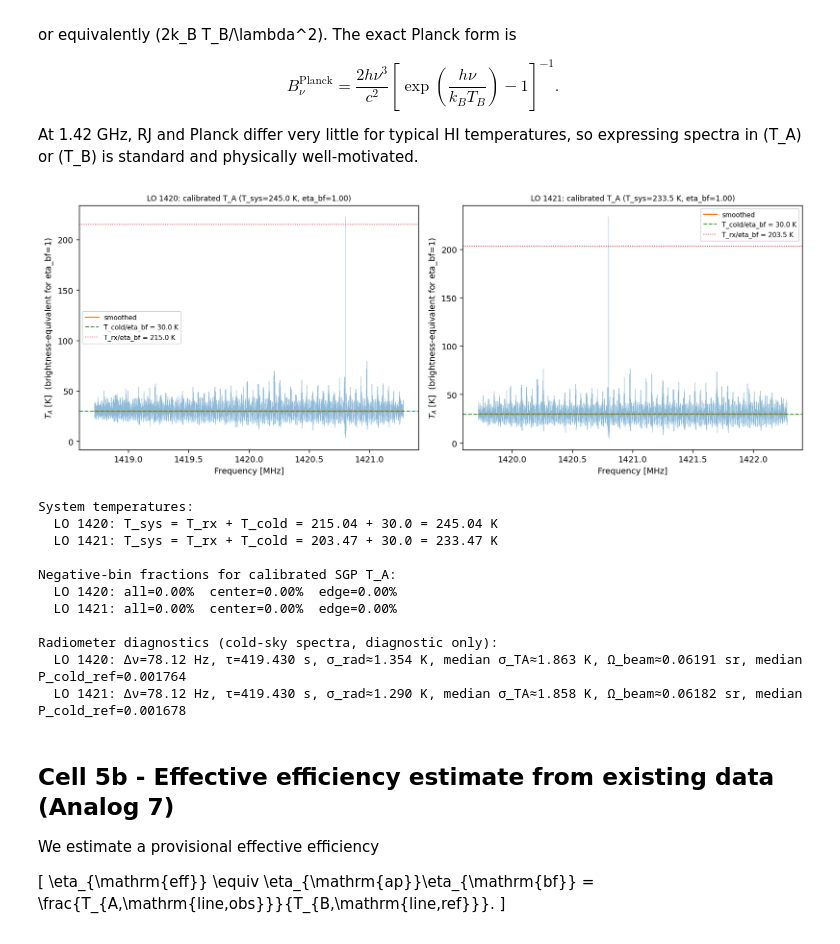
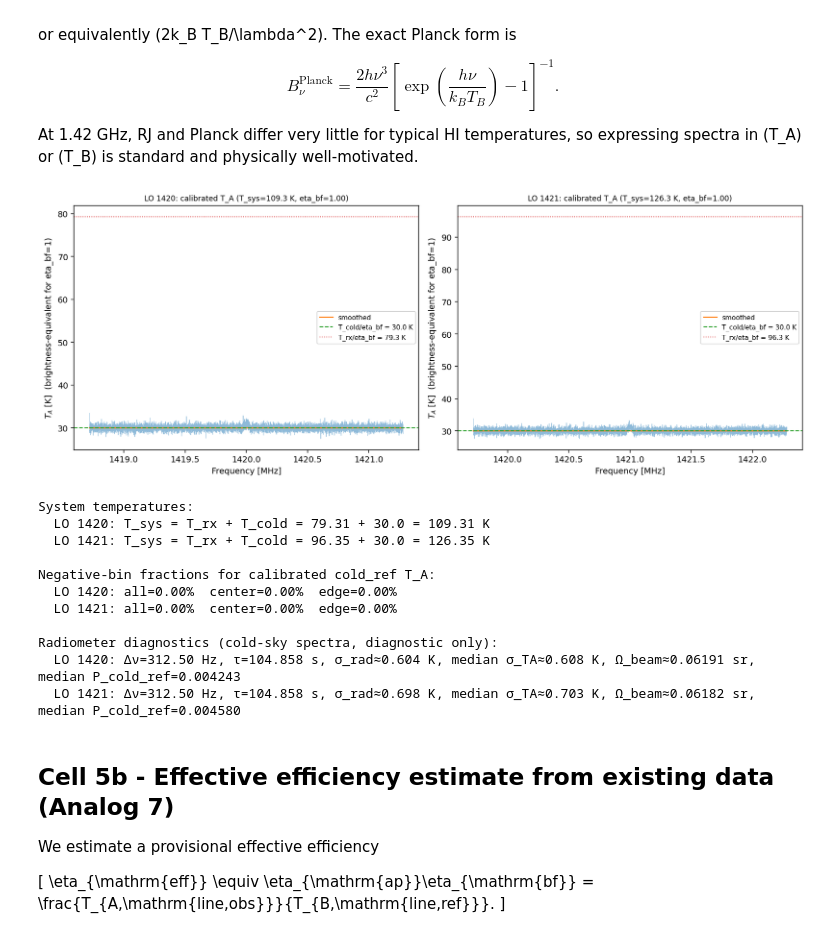
Before and after one commit to raw-asparagus/ay-121, a Jupyter notebook: labs/02/temperature_calibration.ipynb, the cells around one changed output. Saved outputs shown, nothing was run; the diff lists cells and outputs as text; code cells hidden in the pictures.

```diff
--- a/labs/02/temperature_calibration.ipynb
+++ b/labs/02/temperature_calibration.ipynb
@@ -88,9 +90,9 @@ DATA_ROOT = Path('data/lab02') if Path('data/lab02').exists() else Path('../../d
 
 # ── Temperature assumptions ───────────────────────────────────────────────────
 T_HOT          = 310.0   # K  — human body temperature
-T_COLD         = 30.0    # K  — SGP cold-sky temperature (shared for both LO bands)
+T_COLD         = 30.0     # K  — cold-reference sky (l=165°, b=36°, Alt=50°, Az=50°)
 SIGMA_T_HOT    = 5.0     # K  — systematic uncertainty on T_hot
-SIGMA_T_COLD   = 5.0     # K  — systematic uncertainty on T_cold
+SIGMA_T_COLD   = 2.0     # K  — systematic uncertainty on T_cold
 
 # ── Horn geometry / beam assumptions (diagnostics) ──────────────────────────
 HORN_PARALLEL_M             = 0.80
@@ -110,7 +112,7 @@ ROLLING_WIDTH   = 200    # bins for local std estimate
 
 print(f'DATA_ROOT   : {DATA_ROOT.resolve()}')
 print(f'T_hot       : {T_HOT} K  (σ = {SIGMA_T_HOT} K)')
-print(f'T_cold (shared) : {T_COLD} K  (σ = {SIGMA_T_COLD} K)')
+print(f'T_cold      : {T_COLD} K  (σ = {SIGMA_T_COLD} K)  — cold_ref sky at l=165°, b=36°')
 print(f'Horn dims   : {HORN_PARALLEL_M:.2f} m × {HORN_PERP_HORIZON_M:.2f} m  (A = {HORN_APERTURE_AREA_M2:.3f} m²)')
 print(f'η_bf (default): {BEAM_FILLING_FACTOR_DEFAULT:.3f}  (T_B = T_A / η_bf)')
 print(f'Ω_beam approx at HI from λ²/A: {OMEGA_BEAM_APPROX_SR_HI:.4f} sr (diagnostic only)')
@@ -353,24 +354,21 @@ Only unflagged bins are used in masked power estimates for Y-factor and temperat
 
 The plots in this cell are a quality-control check that most channels remain usable while obvious outliers are suppressed.
 # %%
-# Load all four spectra
-human_pair = load_lo_pair(DATA_ROOT / 'human_combined_spectra')
-sgp_pair = load_lo_pair(DATA_ROOT / 'SGP_combined_spectra')
-
-# Apply hardware transfer correction: attenuate SGP to match human-chain gain
-sgp_pair = {lo: s for lo, s in sgp_pair.items()}
+# Load all spectra
+human_pair    = load_lo_pair(DATA_ROOT / 'human_combined_spectra')
+cold_ref_pair = load_lo_pair(DATA_ROOT / 'cold_ref_combined_spectra')
 
 # Compute RFI masks
 masks = {
-    ('human', 1420): sigma_clip_rfi_mask(human_pair[1420]),
-    ('human', 1421): sigma_clip_rfi_mask(human_pair[1421]),
-    ('SGP', 1420): sigma_clip_rfi_mask(sgp_pair[1420]),
-    ('SGP', 1421): sigma_clip_rfi_mask(sgp_pair[1421]),
+    ('human',    1420): sigma_clip_rfi_mask(human_pair[1420]),
+    ('human',    1421): sigma_clip_rfi_mask(human_pair[1421]),
+    ('cold_ref', 1420): sigma_clip_rfi_mask(cold_ref_pair[1420]),
+    ('cold_ref', 1421): sigma_clip_rfi_mask(cold_ref_pair[1421]),
 }
 
 plot_rows = [
-    ('human', human_pair),
-    ('SGP', sgp_pair),
+    ('human',    human_pair),
+    ('cold_ref', cold_ref_pair),
 ]
 los = [1420, 1421]
 
@@ -451,8 +449,8 @@ t_cold = {1420: T_COLD, 1421: T_COLD}
 
 yfactor_results = {}
 for lo in [1420, 1421]:
-    p_hot,  s_hot  = masked_total_power(human_pair[lo], masks[('human', lo)])
-    p_cold, s_cold = masked_total_power(sgp_pair[lo],   masks[('SGP',   lo)])
+    p_hot,  s_hot  = masked_total_power(human_pair[lo],    masks[('human',    lo)])
+    p_cold, s_cold = masked_total_power(cold_ref_pair[lo], masks[('cold_ref', lo)])
     yfactor_results[lo] = measure_y_factor(
         p_hot, s_hot, p_cold, s_cold,
         T_HOT, t_cold[lo], lo_mhz=lo,
@@ -542,13 +540,13 @@ neg_frac_summary = {}
 
 for col, lo in enumerate([1420, 1421]):
     r = yfactor_results[lo]
-    spec_cold = sgp_pair[lo]
-    mask_cold = masks[('SGP', lo)]
+    spec_cold = cold_ref_pair[lo]
+    mask_cold = masks[('cold_ref', lo)]
 
     p_cold_ref_profile = build_cold_reference_profile(spec_cold, mask_cold, smooth_kwargs=SAVGOL)
     cold_ref_profiles[lo] = p_cold_ref_profile
 
-    # Per-bin calibrated antenna temperature for SGP (near T_cold for calibrator)
+    # Per-bin calibrated antenna temperature for cold_ref (should sit near T_cold)
     ta = antenna_temp_scale(spec_cold.psd, p_cold_ref_profile, r.T_cold, r.T_rx)
     tb_eq = ta / eta_bf
     tb_eq_masked = tb_eq.copy()
@@ -592,49 +590,49 @@ for lo, r in yfactor_results.items():
     print(f'  LO {lo}: T_sys = T_rx + T_cold = {r.T_rx:.2f} + {r.T_cold:.1f} = {T_sys:.2f} K')
 
 print()
-print('Negative-bin fractions for calibrated SGP T_A:')
+print('Negative-bin fractions for calibrated cold_ref T_A:')
 for lo in [1420, 1421]:
     d = neg_frac_summary[lo]
     print(f"  LO {lo}: all={100*d['all']:.2f}%  center={100*d['center']:.2f}%  edge={100*d['edge']:.2f}%")
 
 print()
 print('Radiometer diagnostics (cold-sky spectra, diagnostic only):')
 for lo in [1420, 1421]:
     r = yfactor_results[lo]
-    spec = sgp_pair[lo]
-    mask = masks[('SGP', lo)]
+    spec = cold_ref_pair[lo]
+    mask = masks[('cold_ref', lo)]
     p_cold_ref_profile = cold_ref_profiles[lo]
 
     delta_nu_hz = spec.bin_width
     tau_s = spec.nblocks * spec.nsamples / spec.sample_rate
     T_sys = r.T_rx + r.T_cold
     sigma_rad_k = T_sys / np.sqrt(delta_nu_hz * tau_s)
 
     scale_profile = (r.T_cold + r.T_rx) / p_cold_ref_profile
     sigma_ta_emp_k = float(np.nanmedian(np.asarray(spec.std, float)[mask] * scale_profile[mask]))
 
     lam_m = C_LIGHT_M_S / spec.center_freq
     omega_beam_approx_sr = lam_m**2 / HORN_APERTURE_AREA_M2
     p_ref_med = float(np.nanmedian(p_cold_ref_profile[mask]))
 
     print(
         f'  LO {lo}: Δν={delta_nu_hz:.2f} Hz, τ={tau_s:.3f} s, '
         f'σ_rad≈{sigma_rad_k:.3f} K, median σ_TA≈{sigma_ta_emp_k:.3f} K, '
         f'Ω_beam≈{omega_beam_approx_sr:.5f} sr, median P_cold_ref={p_ref_med:.6f}'
     )
 # %% [output]
-[figure, old version]
+[figure, new version]
 System temperatures:
-  LO 1420: T_sys = T_rx + T_cold = 215.04 + 30.0 = 245.04 K
-  LO 1421: T_sys = T_rx + T_cold = 203.47 + 30.0 = 233.47 K
+  LO 1420: T_sys = T_rx + T_cold = 79.31 + 30.0 = 109.31 K
+  LO 1421: T_sys = T_rx + T_cold = 96.35 + 30.0 = 126.35 K
 
-Negative-bin fractions for calibrated SGP T_A:
+Negative-bin fractions for calibrated cold_ref T_A:
   LO 1420: all=0.00%  center=0.00%  edge=0.00%
   LO 1421: all=0.00%  center=0.00%  edge=0.00%
 
 Radiometer diagnostics (cold-sky spectra, diagnostic only):
-  LO 1420: Δν=78.12 Hz, τ=419.430 s, σ_rad≈1.354 K, median σ_TA≈1.863 K, Ω_beam≈0.06191 sr, median P_cold_ref=0.001764
-  LO 1421: Δν=78.12 Hz, τ=419.430 s, σ_rad≈1.290 K, median σ_TA≈1.858 K, Ω_beam≈0.06182 sr, median P_cold_ref=0.001678
+  LO 1420: Δν=312.50 Hz, τ=104.858 s, σ_rad≈0.604 K, median σ_TA≈0.608 K, Ω_beam≈0.06191 sr, median P_cold_ref=0.004243
+  LO 1421: Δν=312.50 Hz, τ=104.858 s, σ_rad≈0.698 K, median σ_TA≈0.703 K, Ω_beam≈0.06182 sr, median P_cold_ref=0.004580
 # %% [markdown]
 ## Cell 5b - Effective efficiency estimate from existing data (Analog 7)
 
```
Also changed, not shown: parts of 6 cells of this notebook, 34 other files.
